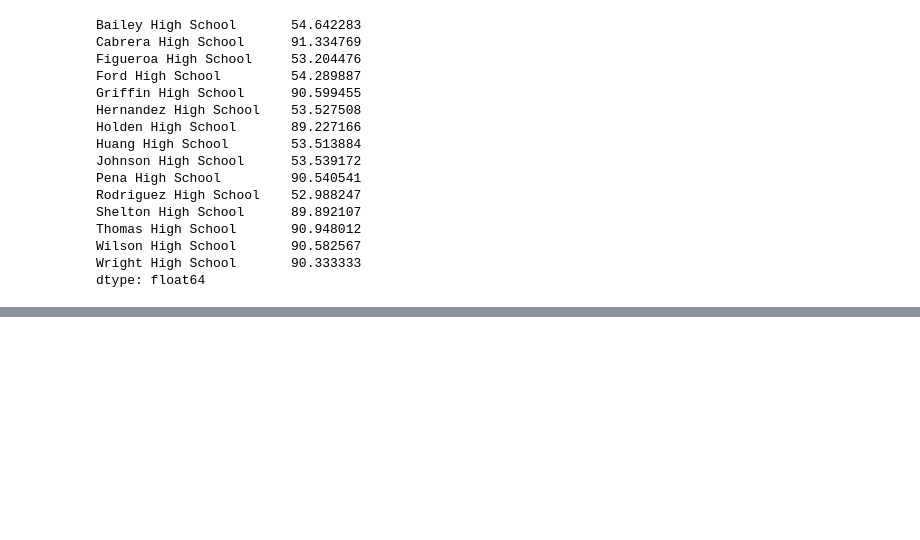
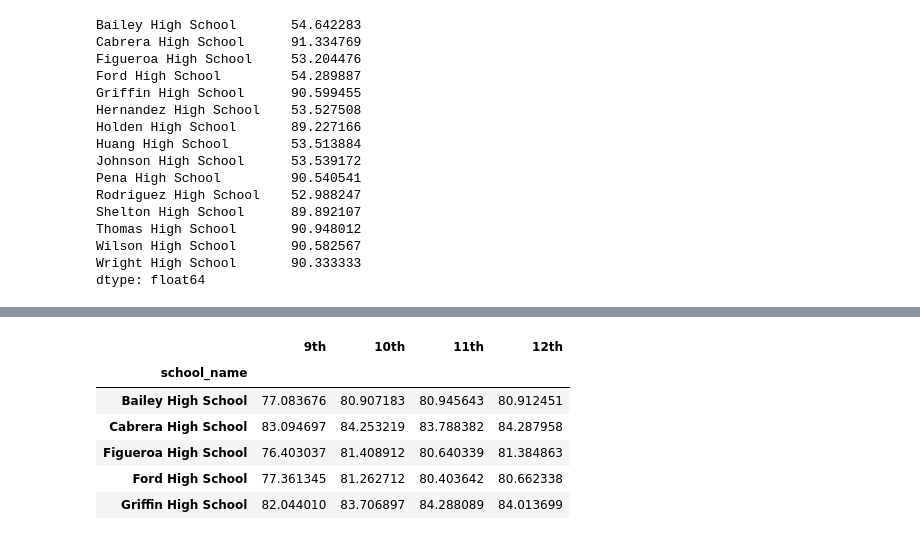
Before and after one commit to jo-robles/School_District_Analysis, a Jupyter notebook: PyCitySchools.ipynb, the cells around one changed output, grey strips where cells are left out. Cells and saved outputs as stored; diff of their text form; code cells hidden in the pictures; blank space fills up the shorter version.

```diff
--- a/PyCitySchools.ipynb
+++ b/PyCitySchools.ipynb
@@ -785,0 +809,12 @@ bottom_schools.head()
+# %%
+#Group each grade level DataFrame by the school name for the average math score
+
+ninth_grade_math_scores = ninth_graders.groupby(['school_name']).mean()['math_score']
+
+tenth_grade_math_scores = tenth_graders.groupby(['school_name']).mean()['math_score']
+
+eleventh_grade_math_scores = eleventh_graders.groupby(['school_name']).mean()['math_score']
+
+twelfth_grade_math_scores = twelfth_graders.groupby(['school_name']).mean()['math_score']
+
+eleventh_grade_math_scores
@@ -785,0 +839,12 @@ bottom_schools.head()
+# %%
+#Group each grade level DataFrame by the school name for the average reading score
+
+ninth_grade_reading_scores = ninth_graders.groupby(['school_name']).mean()['reading_score']
+
+tenth_grade_reading_scores = tenth_graders.groupby(['school_name']).mean()['reading_score']
+
+eleventh_grade_reading_scores = eleventh_graders.groupby(['school_name']).mean()['reading_score']
+
+twelfth_grade_reading_scores = twelfth_graders.groupby(['school_name']).mean()['reading_score']
+
+twelfth_grade_reading_scores
@@ -785,0 +869,18 @@ bottom_schools.head()
+# %%
+#Combining each grade level series for average math scores by school into a single dataframe
+
+math_scores_by_grade = pd.DataFrame({
+    '9th':ninth_grade_math_scores,
+    '10th':tenth_grade_reading_scores,
+    '11th':eleventh_grade_reading_scores,
+    '12th':twelfth_grade_reading_scores})
+
+math_scores_by_grade.head()
+# %% [output]
+|  | 9th | 10th | 11th | 12th |
+| school_name |  |  |  |  |
+| Bailey High School | 77.083676 | 80.907183 | 80.945643 | 80.912451 |
+| Cabrera High School | 83.094697 | 84.253219 | 83.788382 | 84.287958 |
+| Figueroa High School | 76.403037 | 81.408912 | 80.640339 | 81.384863 |
+| Ford High School | 77.361345 | 81.262712 | 80.403642 | 80.662338 |
+| Griffin High School | 82.044010 | 83.706897 | 84.288089 | 84.013699 |
```
Also changed, not shown: parts of 6 cells of this notebook.
